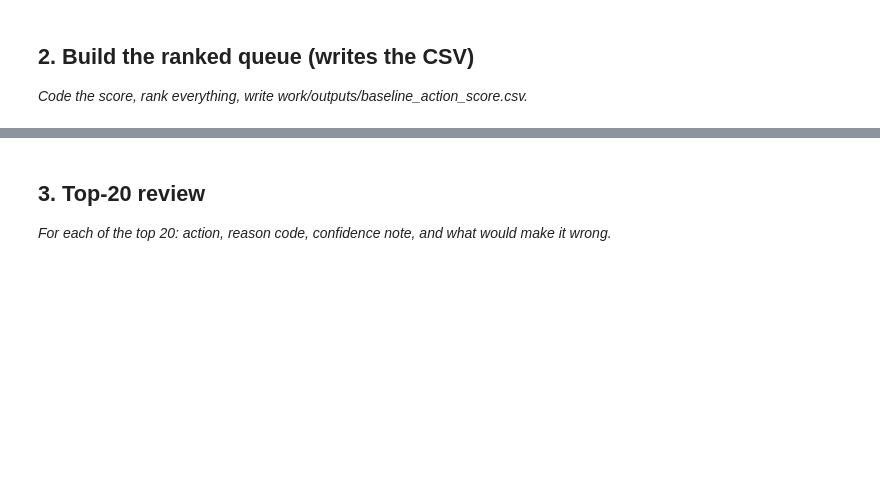
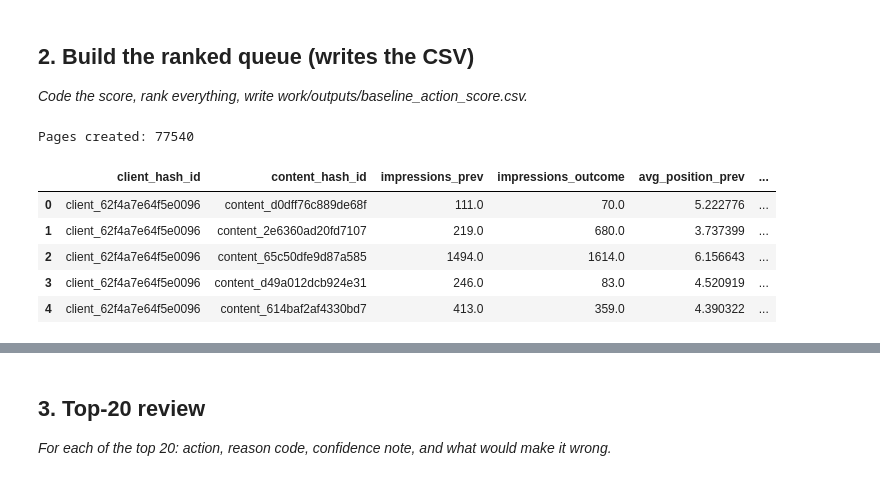
Before and after one commit to aniketp2005/FlyRank_StarterNotebook, a Jupyter notebook: work/notebooks/w04_baseline_score.ipynb, the cells around one changed output, grey strips where cells are left out. Drawn from its saved outputs; the diff is of its cells as text; code cells hidden in the pictures; blank space fills up the shorter version.

```diff
--- a/work/notebooks/w04_baseline_score.ipynb
+++ b/work/notebooks/w04_baseline_score.ipynb
@@ -22,0 +72,43 @@ This skeleton is yours to fill. Work the sections **in order** — each one has
+# %%
+# Build page-level data for the March 2026 development window
+
+pages = con.sql(f"""
+SELECT
+    client_hash_id,
+    content_hash_id,
+
+    SUM(CASE
+        WHEN report_date < DATE '2026-03-16'
+        THEN gsc_impressions ELSE 0
+    END) AS impressions_prev,
+
+    SUM(CASE
+        WHEN report_date >= DATE '2026-03-16'
+        THEN gsc_impressions ELSE 0
+    END) AS impressions_outcome,
+
+    AVG(CASE
+        WHEN report_date < DATE '2026-03-16'
+        THEN gsc_avg_position
+    END) AS avg_position_prev,
+
+    STDDEV(CASE
+        WHEN report_date < DATE '2026-03-16'
+        THEN gsc_avg_position
+    END) AS position_volatility_prev
+
+FROM {FACT}
+GROUP BY 1, 2
+HAVING impressions_prev >= 100
+""").df()
+
+print("Pages created:", len(pages))
+pages.head()
+# %% [output]
+Pages created: 77540
+|  | client_hash_id | content_hash_id | impressions_prev | impressions_outcome | avg_position_prev | ... |
+| 0 | client_62f4a7e64f5e0096 | content_d0dff76c889de68f | 111.0 | 70.0 | 5.222776 | ... |
+| 1 | client_62f4a7e64f5e0096 | content_2e6360ad20fd7107 | 219.0 | 680.0 | 3.737399 | ... |
+| 2 | client_62f4a7e64f5e0096 | content_65c50dfe9d87a585 | 1494.0 | 1614.0 | 6.156643 | ... |
+| 3 | client_62f4a7e64f5e0096 | content_d49a012dcb924e31 | 246.0 | 83.0 | 4.520919 | ... |
+| 4 | client_62f4a7e64f5e0096 | content_614baf2af4330bd7 | 413.0 | 359.0 | 4.390322 | ... |
```
Also changed, not shown: parts of 11 cells of this notebook, 8 other files.
